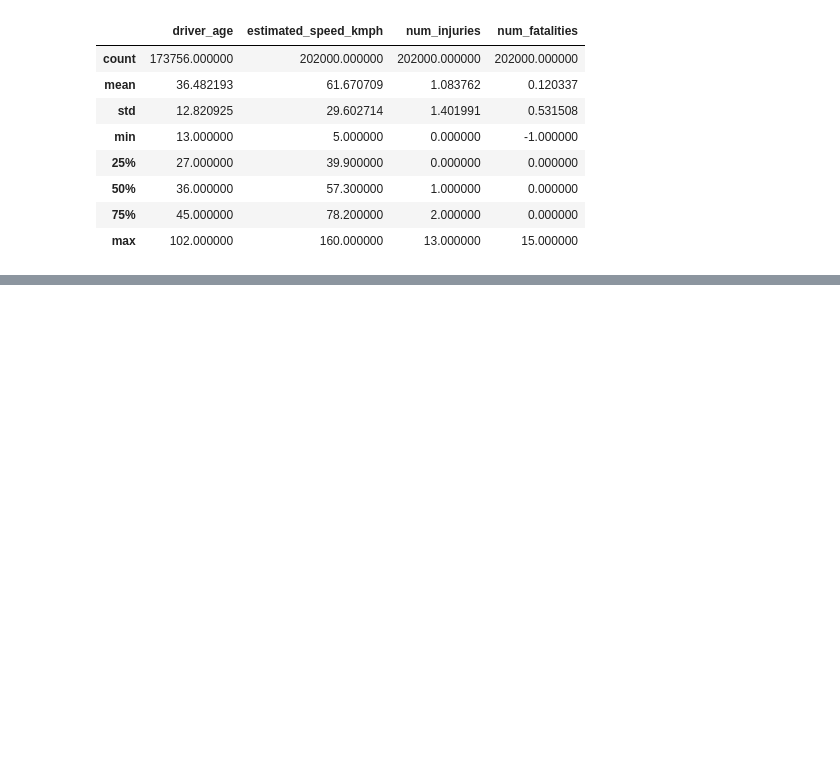
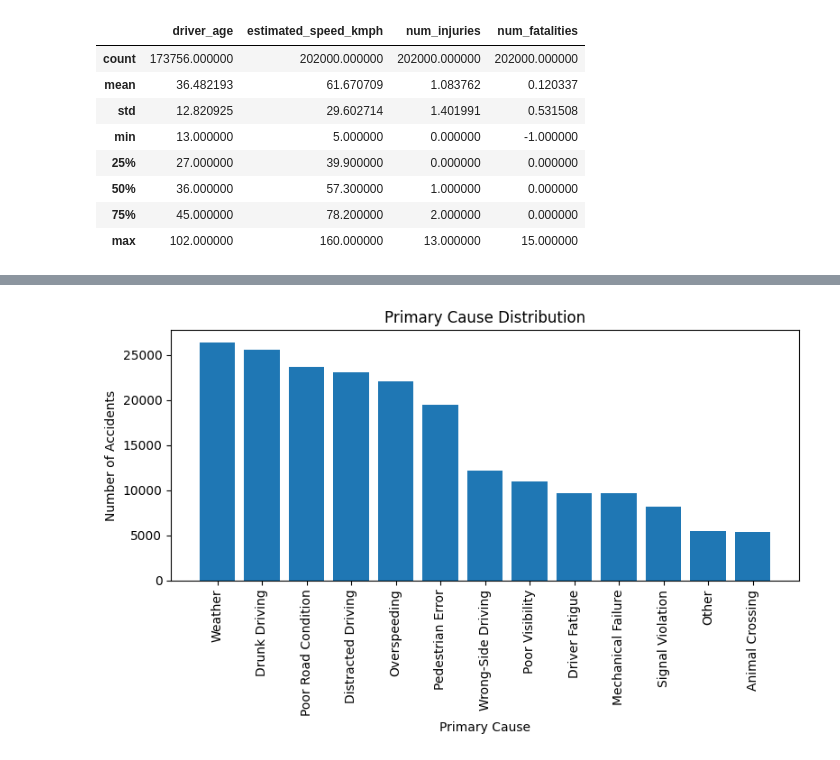
Before and after one commit to Kakul-07/Task-1, a Jupyter notebook: EDA.ipynb, the cells around one changed output, grey strips where cells are left out. Saved outputs shown, nothing was run; the diff lists cells and outputs as text; code cells hidden in the pictures; blank space fills up the shorter version.

```diff
--- a/EDA.ipynb
+++ b/EDA.ipynb
@@ -295,0 +253,11 @@ df[["driver_age","estimated_speed_kmph","num_injuries","num_fatalities"]].descri
+# %%
+plt.figure(figsize=(8,5))
+plt.bar(  df["primary_cause"].value_counts().index, df["primary_cause"].value_counts().values)
+plt.title("Primary Cause Distribution")
+plt.xlabel("Primary Cause")
+plt.ylabel("Number of Accidents")
+plt.xticks(rotation=90)
+plt.tight_layout()
+plt.show()
+# %% [output]
+[figure, added]
```
Also changed, not shown: parts of 27 cells of this notebook.
